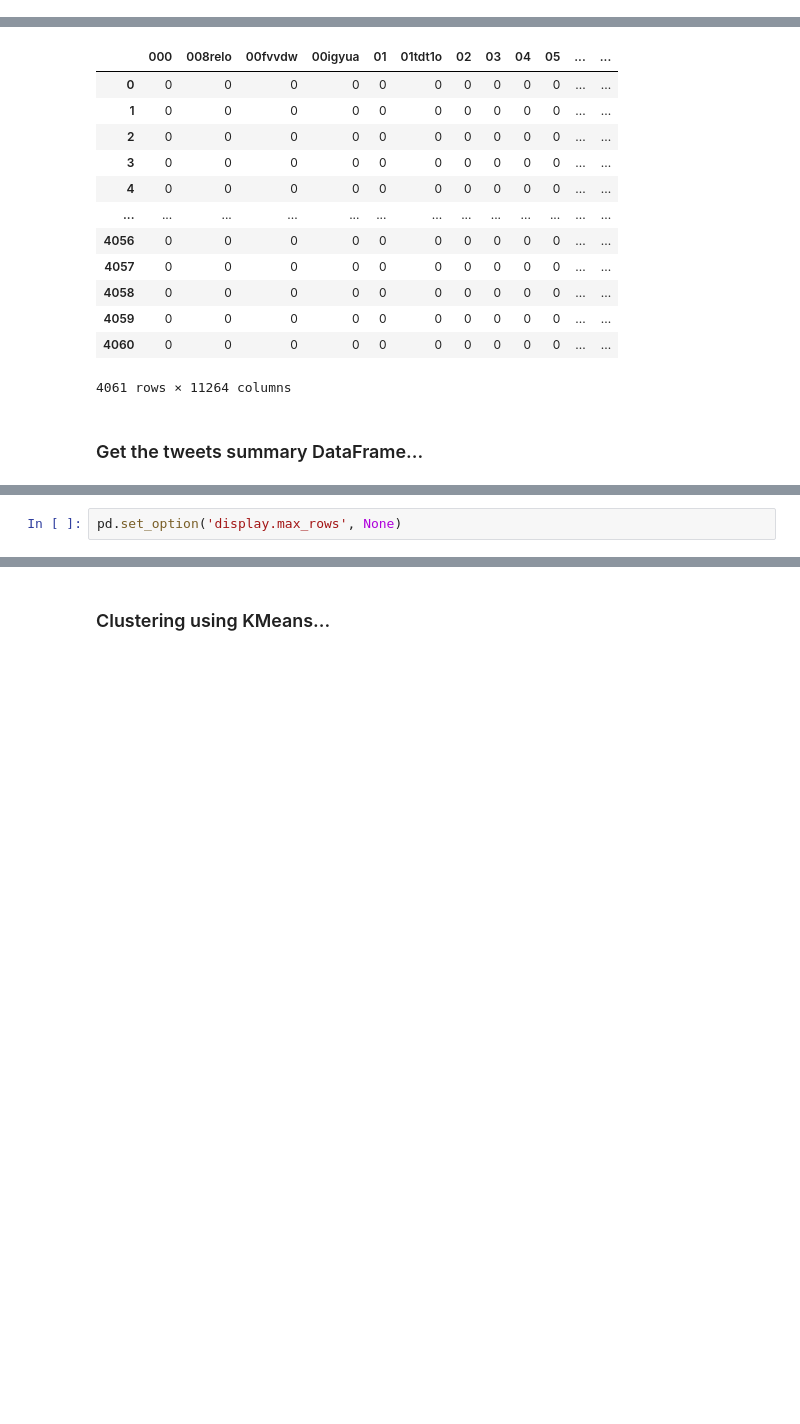
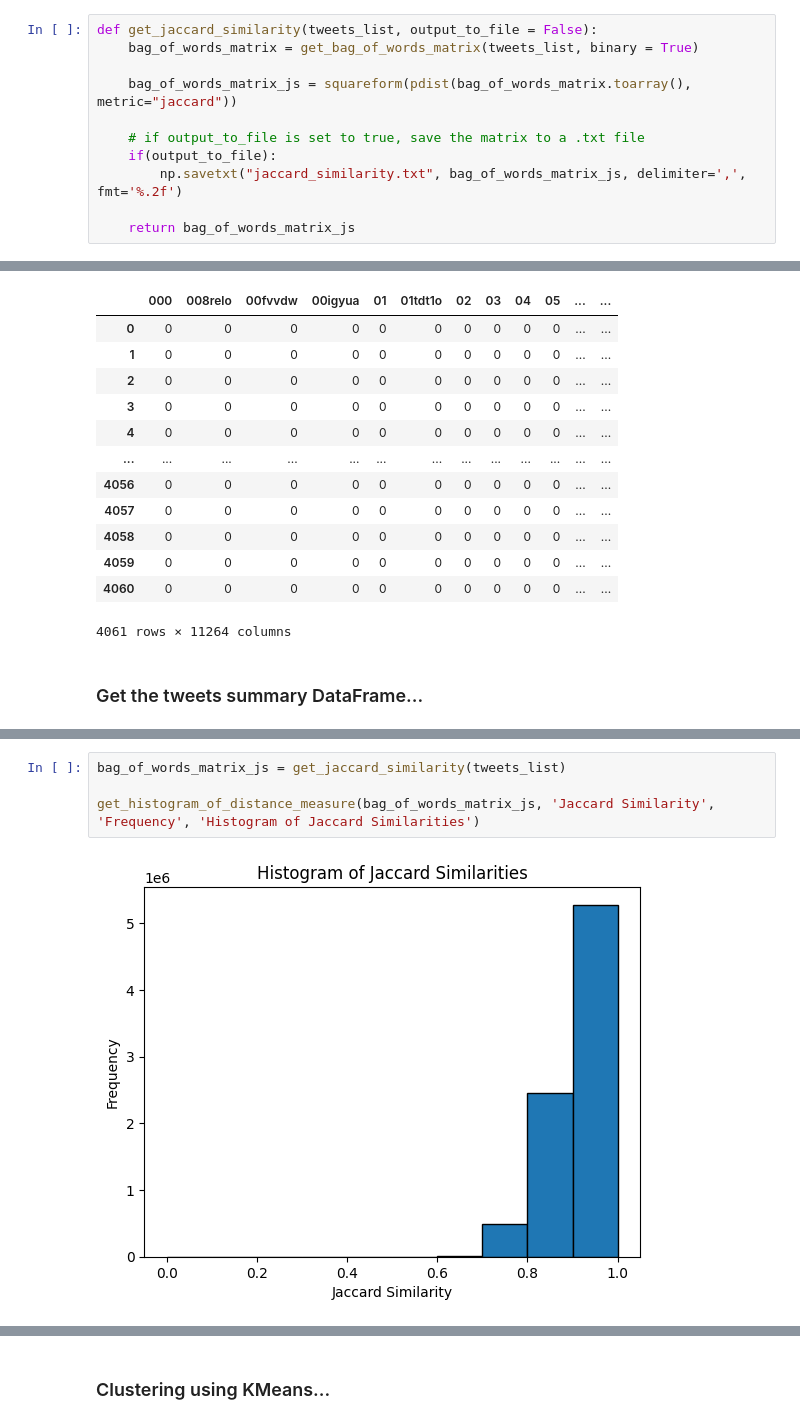
Before and after one commit to adamjbrennan/csds435-project2, a Jupyter notebook: project2.ipynb, the cells around one changed output, grey strips where cells are left out. Cells and saved outputs as stored; diff of their text form; blank space fills up the shorter version.

```diff
--- a/project2.ipynb
+++ b/project2.ipynb
@@ -121 +167,12 @@ def get_cosine_similarity(bag_of_words_matrix):
     return bag_of_words_matrix_cs
+# %%
+def get_jaccard_similarity(tweets_list, output_to_file = False):
+    bag_of_words_matrix = get_bag_of_words_matrix(tweets_list, binary = True)
+
+    bag_of_words_matrix_js = squareform(pdist(bag_of_words_matrix.toarray(), metric="jaccard"))
+
+    # if output_to_file is set to true, save the matrix to a .txt file
+    if(output_to_file):
+        np.savetxt("jaccard_similarity.txt", bag_of_words_matrix_js, delimiter=',', fmt='%.2f')
+
+    return bag_of_words_matrix_js
@@ -225,2 +313,6 @@ array([[1.        , 0.22222222, 0.21821789, ..., 0.1067521 , 0.0993808 ,
-# %%
-pd.set_option('display.max_rows', None)
+# %%
+bag_of_words_matrix_js = get_jaccard_similarity(tweets_list)
+
+get_histogram_of_distance_measure(bag_of_words_matrix_js, 'Jaccard Similarity', 'Frequency', 'Histogram of Jaccard Similarities')
+# %% [output]
+[figure, added]
```
Also changed, not shown: parts of 53 cells of this notebook, 4 other files.
